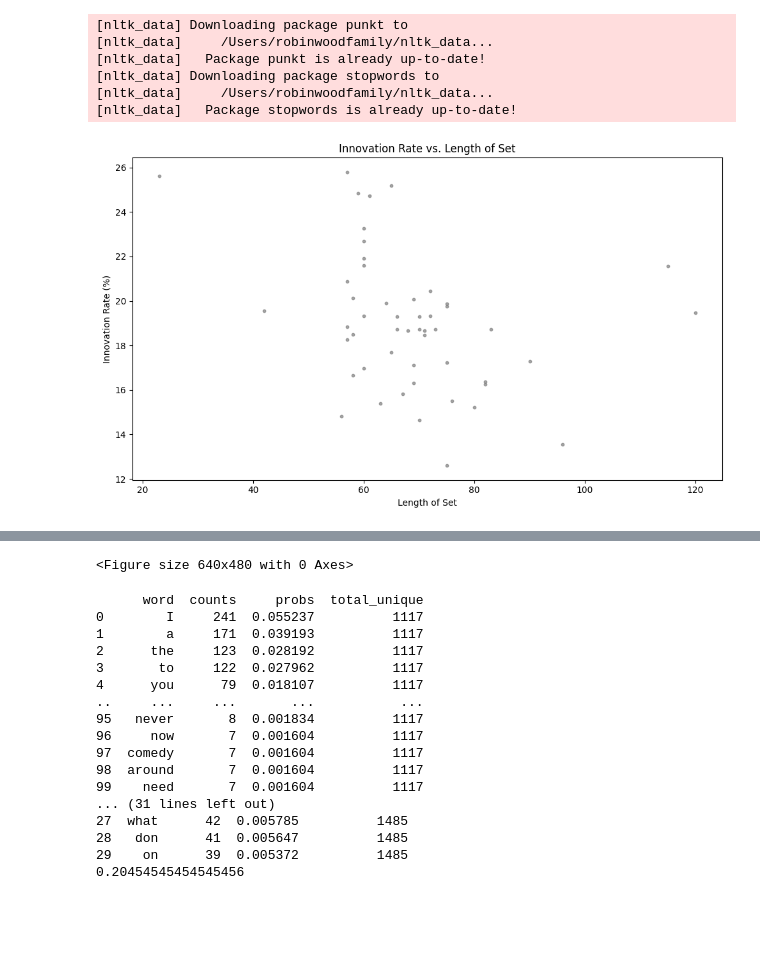
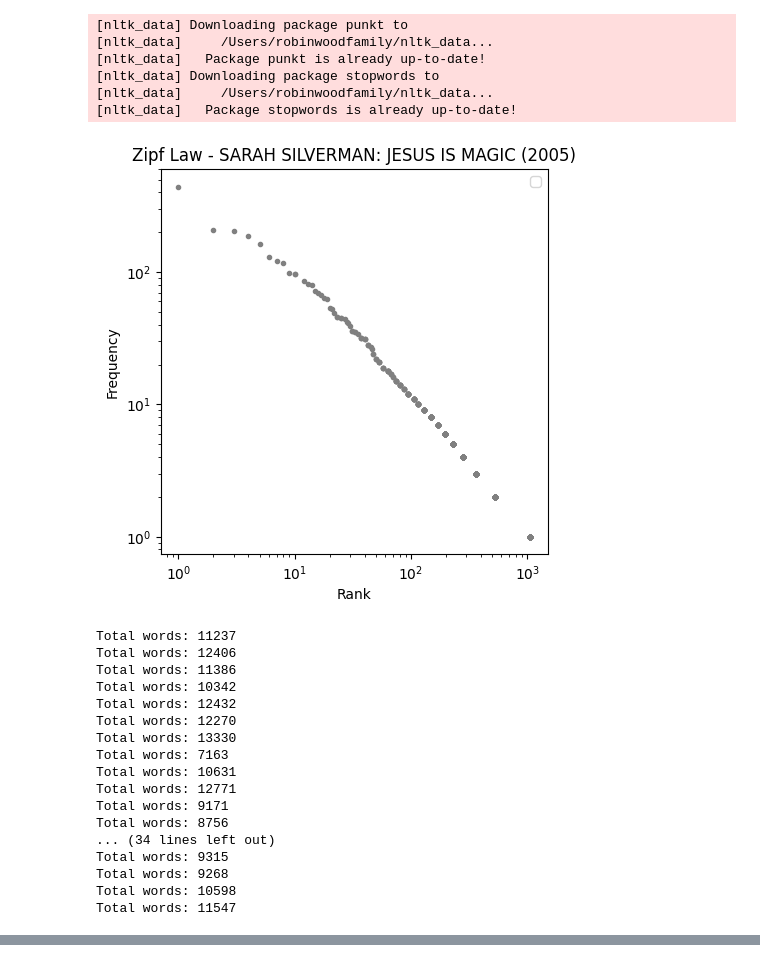
Before and after one commit to marobinette/pocs, a Jupyter notebook: project/data_functions.ipynb, the cells around one changed output, grey strips where cells are left out. Drawn from its saved outputs; the diff is of its cells as text; code cells hidden in the pictures; blank space fills up the shorter version.

Commit message:
heaps

```diff
--- a/project/data_functions.ipynb
+++ b/project/data_functions.ipynb
@@ -88,6 +88,8 @@ def tokenize_words(text, remove_stop_words=False):
     # Remove one-letter words except "I", "a", or "A"
     words = [word for word in words if len(word) > 1 or word in ['I', 'a', 'A']]
 
+    # remove instances of "nI"
+    words = [word for word in words if word != 'nI']
     # Remove stopwords if the option is selected.
     if remove_stop_words:
         stop_words = set(stopwords.words('english'))
@@ -109,6 +111,7 @@ def calculate_innovation_rate(words):
     unique_words = set(words)
     # print(f"Unique words: {len(unique_words)}")
     total_words = len(words)
+    print(f"Total words: {total_words}")
     # print(f"Total words: {total_words}")
     innovation_rate = len(unique_words) / total_words if total_words > 0 else 0
     return innovation_rate
@@ -172,13 +175,14 @@ def plot_zipf_distribution(df, title):
     slope, intercept, r_value, p_value, std_err = linregress(log_rank, log_freq)
 
     # Plot the Zipf distribution (log-log scale)
-    plt.figure(figsize=(10, 6))
-    plt.loglog(word_data['rank'], word_data['counts'], marker=".", linestyle='none', color="grey", label=f'(slope={slope:.2f})')
+    plt.figure(figsize=(5, 5))
+    plt.loglog(word_data['rank'], word_data['counts'], marker=".", linestyle='none', color="grey")
 
-    plt.xlabel('Rank (log scale)')
-    plt.ylabel('Frequency (log scale)')
+    plt.xlabel('Rank')
+    plt.ylabel('Frequency')
     plt.title(f'Zipf Law - {title}')
     plt.legend()
+    plt.savefig(f"{title}_zipf_log_space.png")
     plt.show()
 
 def plot_innovation_rate(df):
@@ -188,6 +192,7 @@ def plot_innovation_rate(df):
     plt.ylabel('Innovation Rate (%)')
     plt.title('Innovation Rate vs. Length of Set')
     plt.tight_layout()
+    plt.savefig('Innovation_Rate_Length_Set.png')
     plt.show()
 
 def get_innovation_rate_data_with_word_count(df):
@@ -233,6 +238,7 @@ def plot_innovation_rate_by_word_count(df):
     plt.ylabel('Innovation Rate (%)')
     plt.title('Innovation Rate vs. Transcript Length')
     plt.tight_layout()
+    plt.savefig('Innovation_Rate_Length_Corpus.png')
     plt.show()
 
 def calculate_vocabulary_growth(words):
@@ -320,32 +326,51 @@ def plot_zipf_and_heaps_all_comedians(df):
     plt.tight_layout()
     plt.show()
 
+plot_zipf_distribution(df, 'SARAH SILVERMAN: JESUS IS MAGIC (2005)')
+
 innovation_rate_df = get_innovation_rate_data(df)
 plot_innovation_rate(innovation_rate_df)
 
 innovation_rate_df = get_innovation_rate_data_with_word_count(df)
 plot_innovation_rate_by_word_count(innovation_rate_df)
 
-plot_zipf_and_heaps_all_comedians(df)
+# plot_zipf_and_heaps_all_comedians(df)
 # print(df['title'].unique())
 
 # compare with The black Cat by Edgar Allan Poe
 mitch_words = tokenize_words(df[df['title'] == 'MITCH HEDBERG: COMEDY CENTRAL SPECIAL (1999)']['transcript'].values[0], remove_stop_words=False)
 mitch_word_data = get_word_data(mitch_words)
 print(mitch_word_data.head(100))
 print(calculate_innovation_rate(mitch_words))
 
 jesus_is_magic = tokenize_words(df[df['title'] == 'SARAH SILVERMAN: JESUS IS MAGIC (2005)']['transcript'].values[0], remove_stop_words=False)
 jesus_is_magic_word_data = get_word_data(jesus_is_magic)
 print(jesus_is_magic_word_data.head(30))
 print(calculate_innovation_rate(jesus_is_magic))
 
 # print(df[df['length'] > 70]['title'])
 # %% [output]
 [nltk_data] Downloading package punkt to
 [nltk_data]     /Users/robinwoodfamily/nltk_data...
 [nltk_data]   Package punkt is already up-to-date!
 [nltk_data] Downloading package stopwords to
 [nltk_data]     /Users/robinwoodfamily/nltk_data...
 [nltk_data]   Package stopwords is already up-to-date!
-[figure, old version]
+[figure, new version]
+Total words: 11237
+Total words: 12406
+Total words: 11386
+Total words: 10342
+Total words: 12432
+Total words: 12270
+Total words: 13330
+Total words: 7163
+Total words: 10631
+Total words: 12771
+Total words: 9171
+Total words: 8756
+... (34 lines left out)
+Total words: 9315
+Total words: 9268
+Total words: 10598
+Total words: 11547
@@ -354,18 +395,0 @@ print(calculate_innovation_rate(jesus_is_magic))
-<Figure size 640x480 with 0 Axes>
-      word  counts     probs  total_unique
-0        I     241  0.055237          1117
-1        a     171  0.039193          1117
-2      the     123  0.028192          1117
-3       to     122  0.027962          1117
-4      you      79  0.018107          1117
-..     ...     ...       ...           ...
-95   never       8  0.001834          1117
-96     now       7  0.001604          1117
-97  comedy       7  0.001604          1117
-98  around       7  0.001604          1117
-99    need       7  0.001604          1117
-... (31 lines left out)
-27  what      42  0.005785          1485
-28   don      41  0.005647          1485
-29    on      39  0.005372          1485
-0.20454545454545456
```
Also changed, not shown: parts of 2 cells of this notebook.
